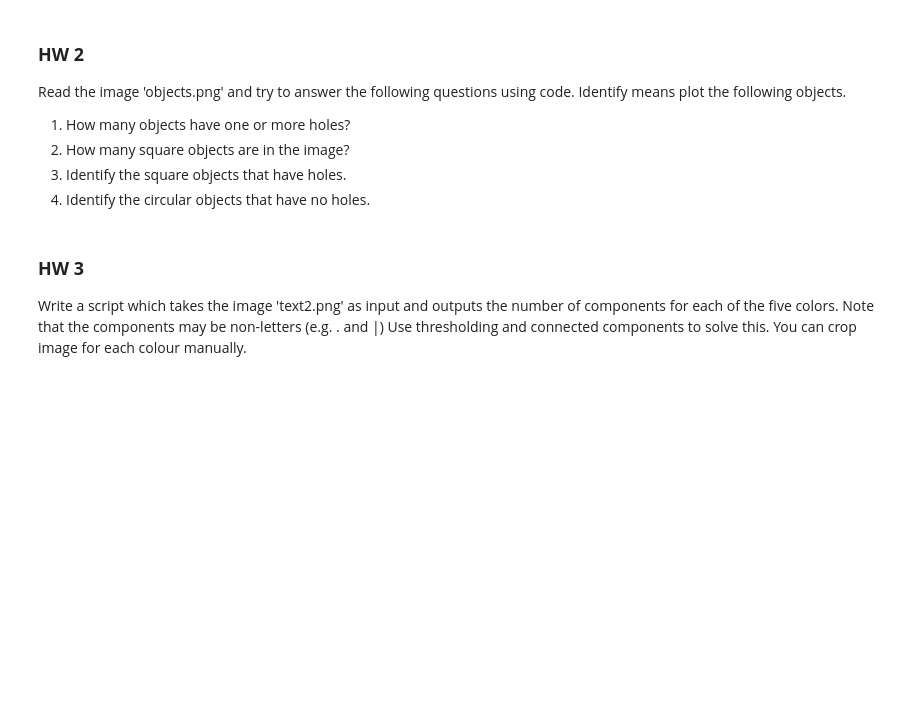
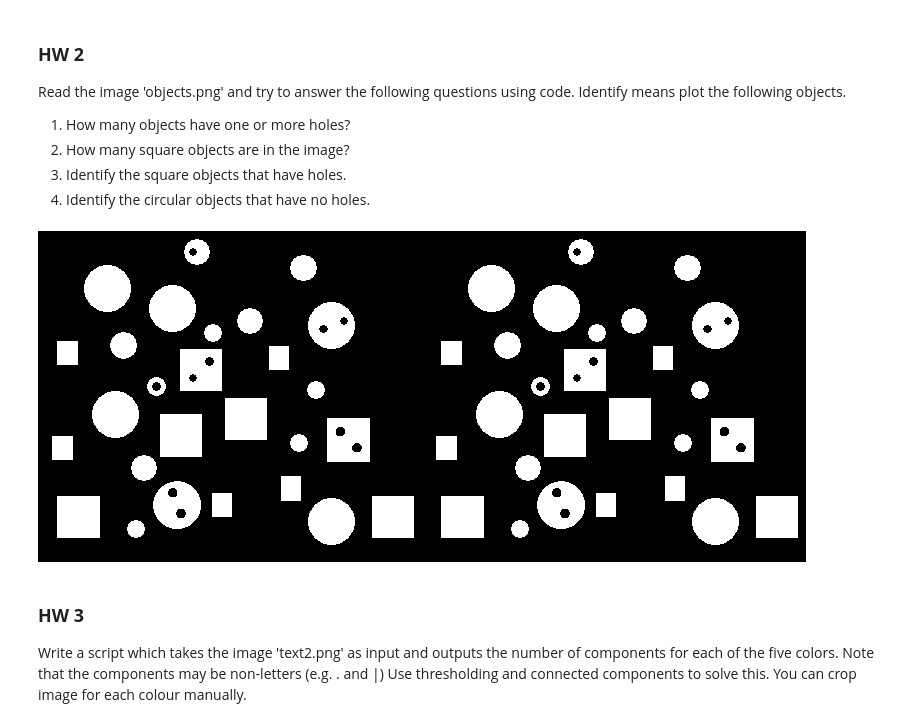
Before and after one commit to Akshat-Goyal/CVIT, a Jupyter notebook: CVIT_Workshop_2020_Day_3/CVIT_Workshop_Day_3.ipynb, the cells around one changed output. Saved outputs shown, nothing was run; the diff lists cells and outputs as text; code cells hidden in the pictures; blank space fills up the shorter version.

```diff
--- a/CVIT_Workshop_2020_Day_3/CVIT_Workshop_Day_3.ipynb
+++ b/CVIT_Workshop_2020_Day_3/CVIT_Workshop_Day_3.ipynb
@@ -109,6 +137,12 @@ Identify means plot the following objects.
 2. How many square objects are in the image?
 3. Identify the square objects that have holes.
 4. Identify the circular objects that have no holes.
+# %%
+I = cv2.imread(url1 + '/objects.png', cv2.IMREAD_GRAYSCALE)
+ret,binary = cv2.threshold(I,0,255,cv2.THRESH_BINARY)
+cv2_imshow(np.hstack([I, binary]))
+# %% [output]
+[figure, added]
 # %% [markdown]
 ### **HW 3**
 Write a script which takes the image 'text2.png' as input and outputs the number of components for each of the five colors. Note that the components may be non-letters (e.g. . and |) Use thresholding and connected components to solve this. You can crop image for each colour manually.
```
Also changed, not shown: parts of 11 cells of this notebook.
